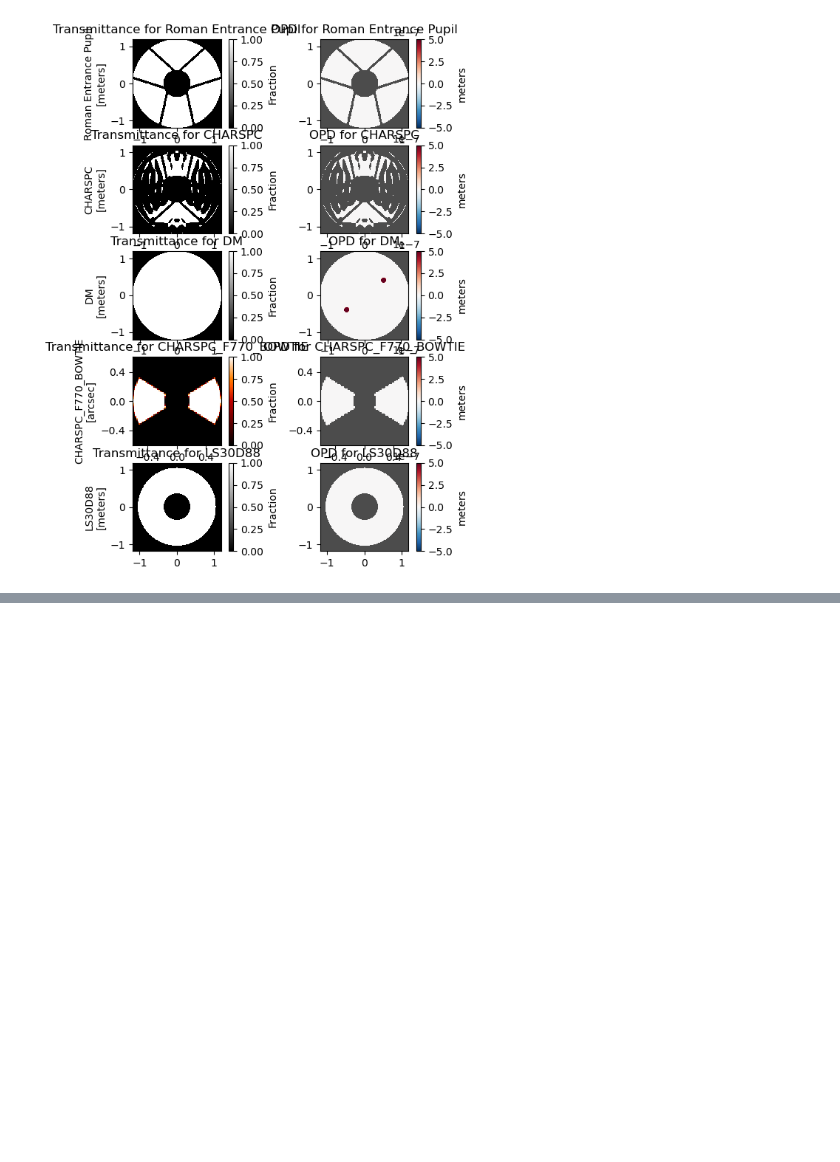
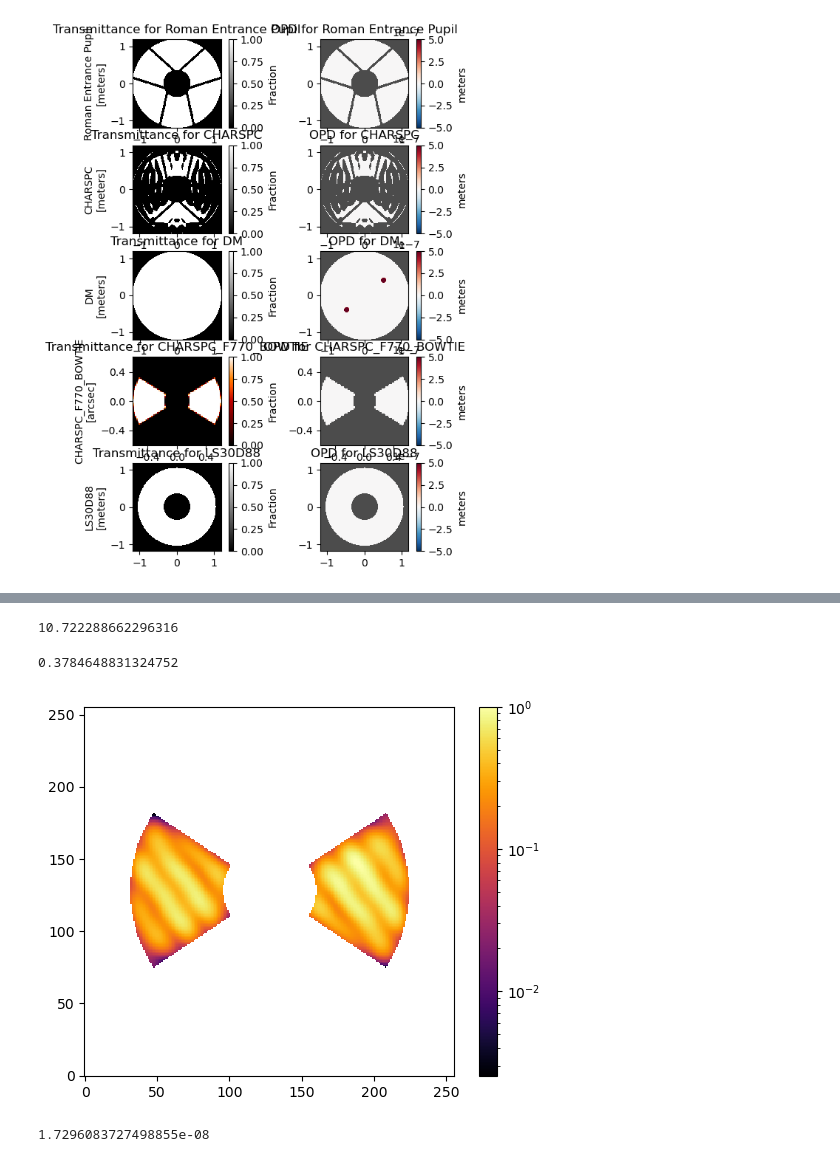
Before and after one commit to davidbourgeois/webbpsf, a Jupyter notebook: test_cgi.ipynb, the cells around one changed output, grey strips where cells are left out. Drawn from its saved outputs; the diff is of its cells as text; code cells hidden in the pictures; blank space fills up the shorter version.

```diff
--- a/test_cgi.ipynb
+++ b/test_cgi.ipynb
@@ -281,0 +386,49 @@ mono_char_spc_psf = char_spc.calc_psf(nlambda=1, fov_arcsec=1.6, display=True)
+# %%
+def circle_mask(im , rad):
+    """Create a circular aperture centered on (xc, yc) with radius rcirc."""
+    xc = len(im)/2
+    yc = len(im)/2
+    x, y = np.shape(im)
+    newy, newx = np.mgrid[:y,:x]
+    circ = (newx-xc)**2 + (newy-yc)**2 < rad**2
+    return circ.astype('float')
+
+def section(im , angle):
+    x, y = np.shape(im)
+    xc = len(im)/2
+    yc = len(im)/2
+    newy, newx = np.mgrid[:y,:x]
+    section = np.abs(newy-yc/newx-xc) < np.arctan(angle)
+
+    return section.astype('float')
+# %%
+PSF_DM_on = PSF_DM_on_fit[0].data
+header = mono_char_spc_psf[0].header
+
+
+pix_scale = header[11]
+lambdaD_scale = header[8]
+lambdaD_pix_scale = lambdaD_scale /pix_scale
+lambdaD_pix_scale
+# %% [output]
+10.722288662296316
+# %%
+IWA = circle_mask(PSF_DM_on, 3*lambdaD_pix_scale)
+OWA = circle_mask(PSF_DM_on, 9*lambdaD_pix_scale)
+WA = OWA - IWA
+WA *= section(PSF_DM_on, (45*np.pi/180))
+
+contrast = PSF_DM_on*WA
+norm = np.max(WA*np.abs(PSF_DM_off))
+contrast_norm = (contrast/norm)
+# %%
+plt.imshow(contrast_norm,  norm = LogNorm(), cmap = 'inferno')
+plt.colorbar()
+np.mean(contrast_norm[np.where(contrast_norm !=0)])
+# %% [output]
+0.3784648831324752
+[figure, added]
+# %%
+print(norm)
+# %% [output]
+1.7296083727498855e-08
```
Also changed, not shown: parts of 10 cells of this notebook, 1 other file.
